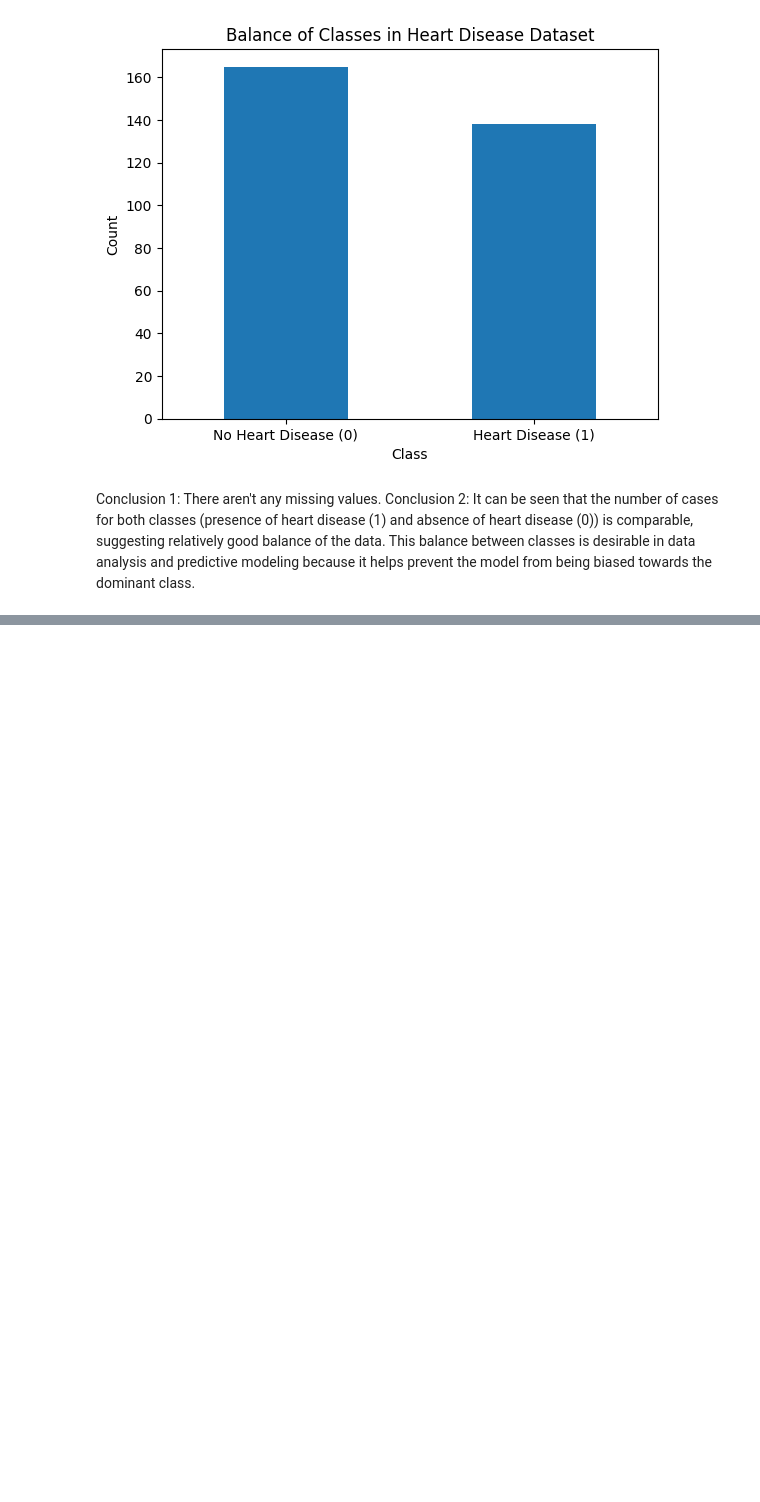
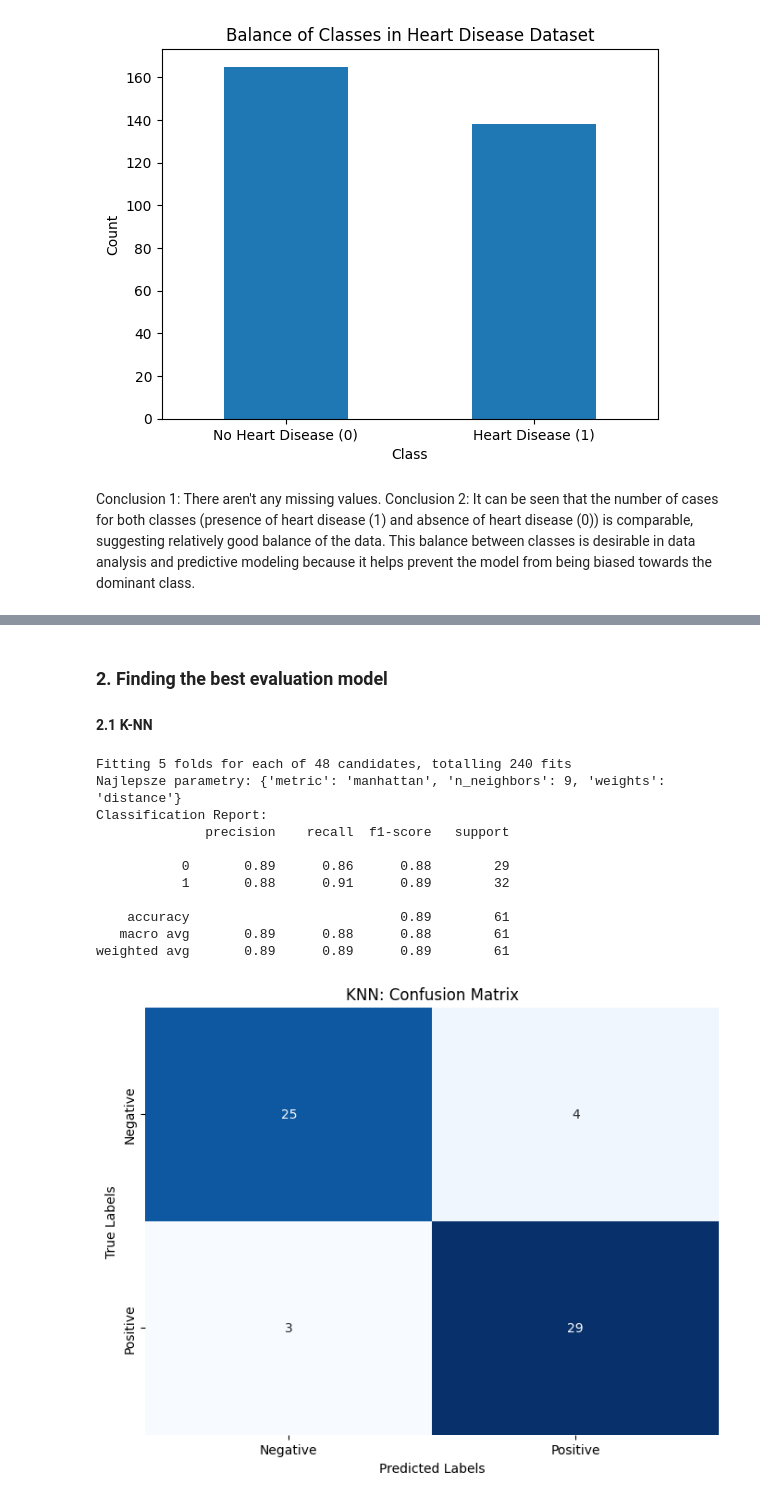
Before and after one commit to walachowska/Heart_Attack_Predictions, a Jupyter notebook: Heart_attack_prediction.ipynb, the cells around one changed output, grey strips where cells are left out. Cells and saved outputs as stored; diff of their text form; code cells hidden in the pictures; blank space fills up the shorter version.

```diff
--- a/Heart_attack_prediction.ipynb
+++ b/Heart_attack_prediction.ipynb
@@ -71,0 +190,8 @@ oldpeak - ST depression induced by exercise relative to rest
+# %%
+print("After RobustScaler normalization:\n")
+columns_to_scale = df.columns.drop('output')
+# Inicjalizacja RobustScaler
+scaler = RobustScaler()
+# Skalowanie wybranych kolumn
+df[columns_to_scale] = scaler.fit_transform(df[columns_to_scale])
+print(df.head())
@@ -71,0 +214,56 @@ oldpeak - ST depression induced by exercise relative to rest
+# %% [markdown]
+### 2. Finding the best evaluation model
+#### 2.1 K-NN
+# %%
+X = df.drop('output', axis=1)
+y = df['output']
+
+# Podział na zestaw treningowy i testowy
+X_train, X_test, y_train, y_test = train_test_split(X, y, test_size=0.2, random_state=42)
+
+# Definiowanie klasyfikatora KNN
+knn = KNeighborsClassifier()
+
+# Siatka parametrów do przeszukania
+param_grid = {
+    'n_neighbors': [1, 3, 5, 7, 9, 11, 13, 15],
+    'weights': ['uniform', 'distance'],
+    'metric': ['euclidean', 'manhattan', 'minkowski']
+}
+
+# Użycie GridSearchCV
+grid_search = GridSearchCV(estimator=knn, param_grid=param_grid, cv=5, scoring='accuracy', verbose=1)
+
+# Trenowanie modelu
+grid_search.fit(X_train, y_train)
+
+# Wyświetlenie najlepszych parametrów
+print(f'Najlepsze parametry: {grid_search.best_params_}')
+
+# Predykcja na zestawie testowym z najlepszym zestawem parametrów
+y_pred = grid_search.predict(X_test)
+
+# Ocena modelu
+print("Classification Report:")
+print(classification_report(y_test, y_pred))
+cm = confusion_matrix(y_test, y_pred)
+# Rysowanie confusion matrix
+plt.figure(figsize=(8, 6))  # Możesz dostosować rozmiar dla lepszej czytelności
+sns.heatmap(cm, annot=True, fmt="d", cmap="Blues", cbar=False, xticklabels=["Negative", "Positive"], yticklabels=["Negative", "Positive"])
+plt.title('KNN: Confusion Matrix')
+plt.xlabel('Predicted Labels')
+plt.ylabel('True Labels')
+plt.show()
+# %% [output]
+Fitting 5 folds for each of 48 candidates, totalling 240 fits
+Najlepsze parametry: {'metric': 'manhattan', 'n_neighbors': 9, 'weights': 'distance'}
+Classification Report:
+              precision    recall  f1-score   support
+
+           0       0.89      0.86      0.88        29
+           1       0.88      0.91      0.89        32
+
+    accuracy                           0.89        61
+   macro avg       0.89      0.88      0.88        61
+weighted avg       0.89      0.89      0.89        61
+[figure, added]
```
Also changed, not shown: parts of 18 cells of this notebook, 1 other file.
